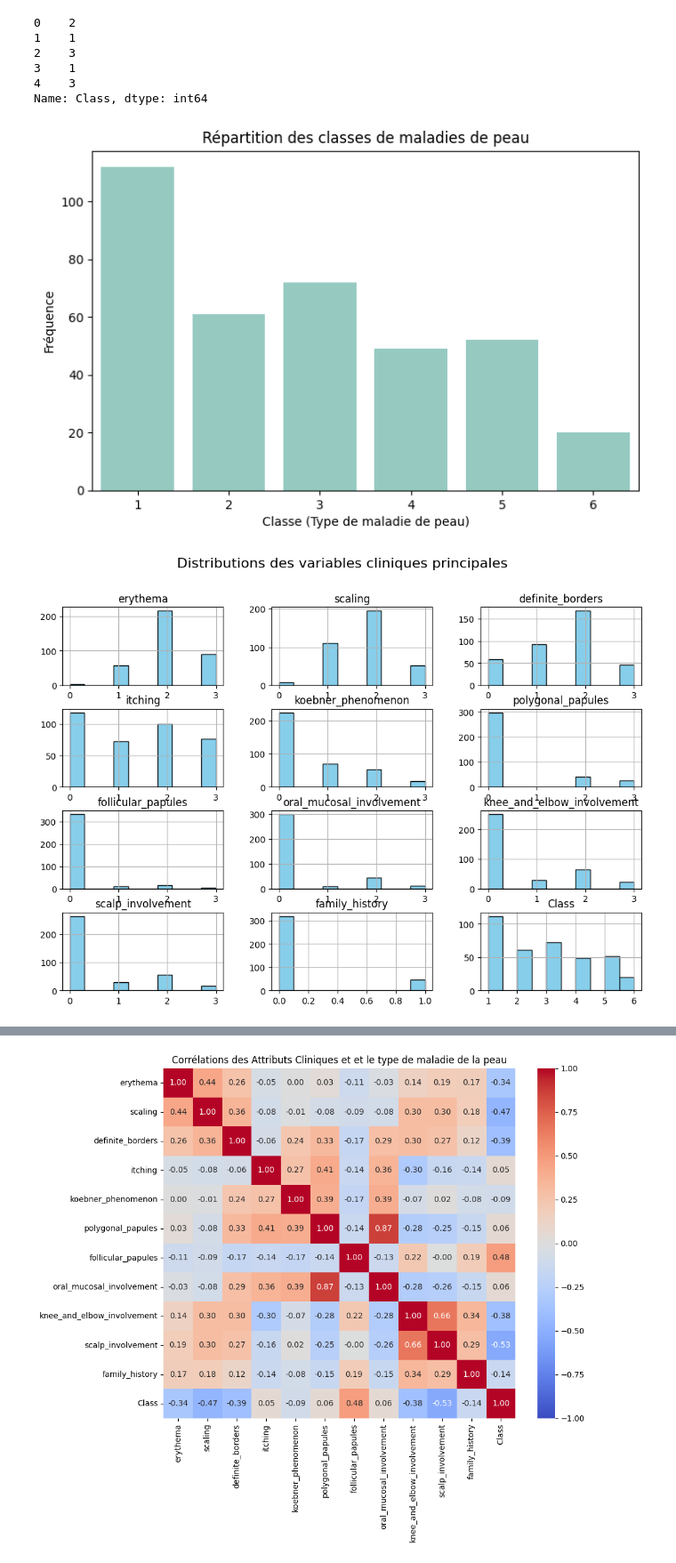
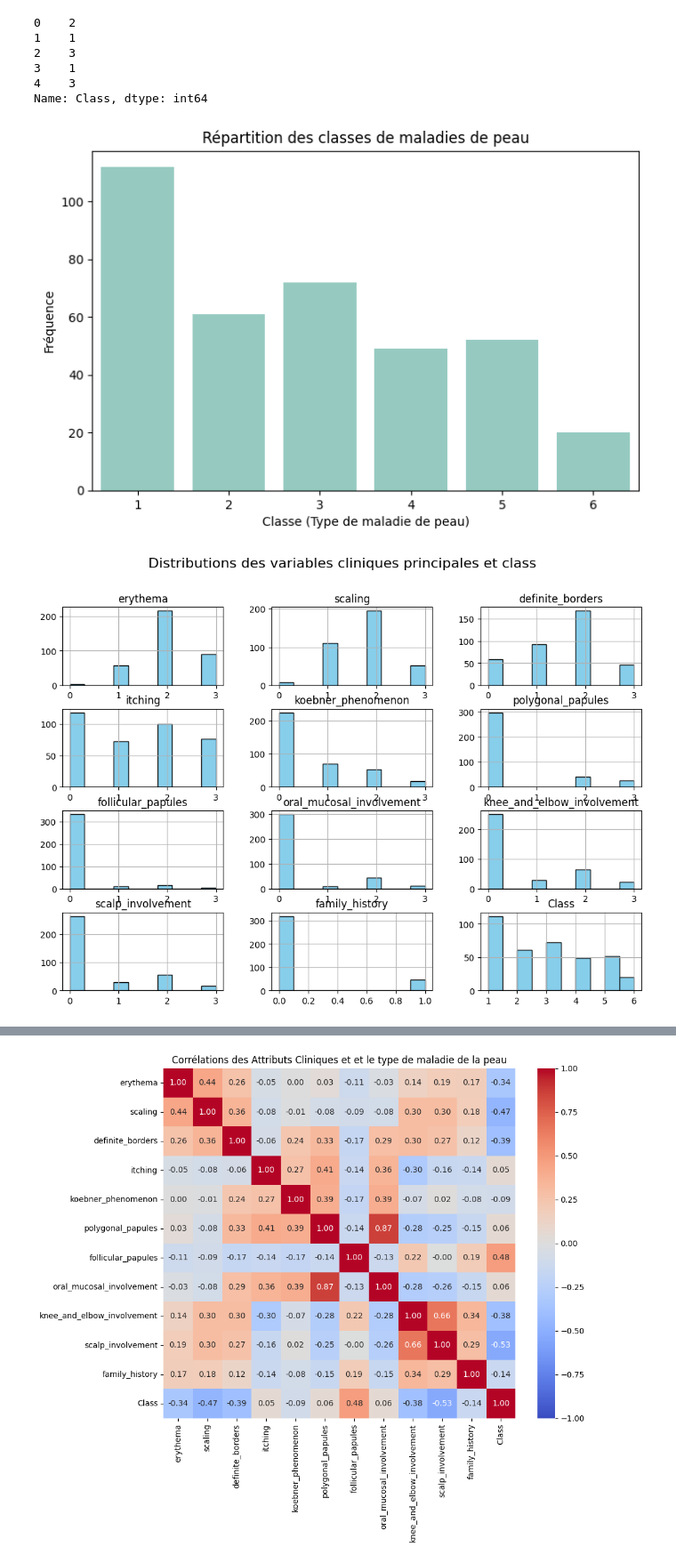
Before and after one commit to dorival42/ProjetM2SMSD, a Jupyter notebook: Probleme1.ipynb, the cells around one changed output, grey strips where cells are left out. Shown at 89% size. Saved outputs shown, nothing was run; the diff lists cells and outputs as text; code cells hidden in the pictures.

```diff
--- a/Probleme1.ipynb
+++ b/Probleme1.ipynb
@@ -118,17 +118,19 @@ clinical_features_copy.loc[:, 'Class'] = data['Class']
 # %%
 # Visualisation de la répartition de la variable 'Class' avec seaborn
 plt.figure(figsize=(8, 5))
 sns.set_palette("Set3")
 sns.countplot(data=data, x='Class', legend=False)
 plt.title('Répartition des classes de maladies de peau')
 plt.xlabel('Classe (Type de maladie de peau)')
 plt.ylabel('Fréquence')
+plt.savefig('Repartition_classes.png', format='png')
 plt.show()
 
 # Histogrammes des variables cliniques principales et variable cible
 data[clinical_features_copy.columns].hist(figsize=(12, 8), bins=10, color='skyblue', edgecolor='black')
-plt.suptitle('Distributions des variables cliniques principales', fontsize=16)
+plt.suptitle('Distributions des variables cliniques principales et class', fontsize=16)
+plt.savefig('Distributions_variables_cliniques_class.png', format='png')
 plt.show()
 # %% [output]
 [figure]
-[figure, old version]
+[figure, new version]
```
Also changed, not shown: parts of 2 cells of this notebook, 16 other files.
